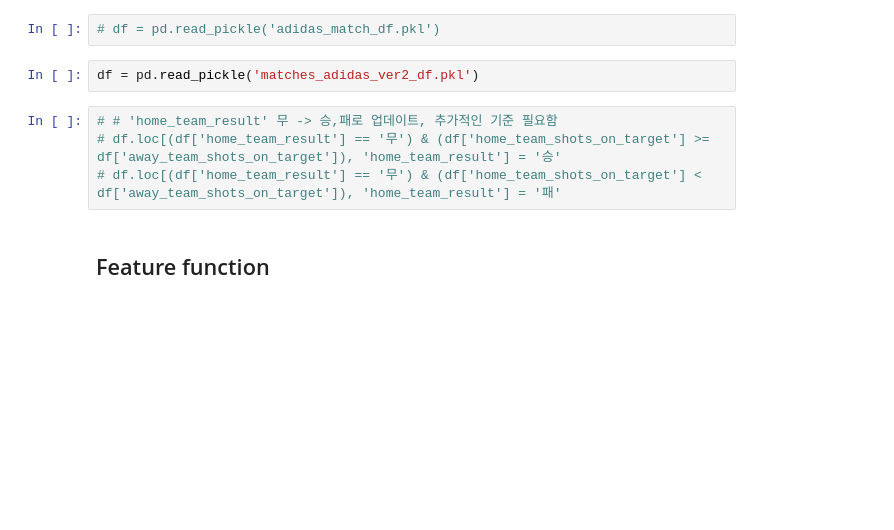
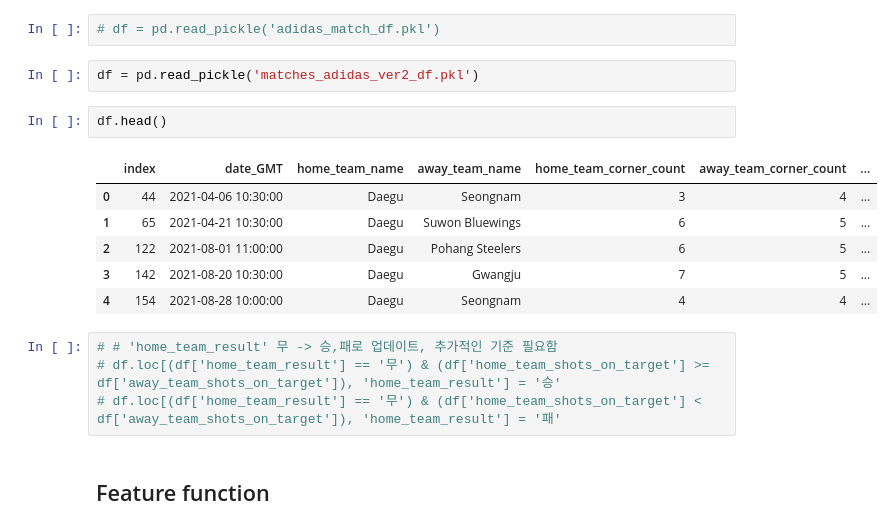
Before and after one commit to Jacob-9909/K_league_soccer_AI, a Jupyter notebook: K리그 승률예측/k리그 데이터/[우혁]matches데이터/k_league_cls.ipynb, the cells around one changed output. Cells and saved outputs as stored; diff of their text form; blank space fills up the shorter version.

```diff
--- a/K리그 승률예측/k리그 데이터/[우혁]matches데이터/k_league_cls.ipynb
+++ b/K리그 승률예측/k리그 데이터/[우혁]matches데이터/k_league_cls.ipynb
@@ -90,6 +94,15 @@ pd.set_option('display.max_columns', None)
 # df = pd.read_pickle('adidas_match_df.pkl')
 # %%
 df = pd.read_pickle('matches_adidas_ver2_df.pkl')
+# %%
+df.head()
+# %% [output]
+|  | index | date_GMT | home_team_name | away_team_name | home_team_corner_count | away_team_corner_count | ... |
+| 0 | 44 | 2021-04-06 10:30:00 | Daegu | Seongnam | 3 | 4 | ... |
+| 1 | 65 | 2021-04-21 10:30:00 | Daegu | Suwon Bluewings | 6 | 5 | ... |
+| 2 | 122 | 2021-08-01 11:00:00 | Daegu | Pohang Steelers | 6 | 5 | ... |
+| 3 | 142 | 2021-08-20 10:30:00 | Daegu | Gwangju | 7 | 5 | ... |
+| 4 | 154 | 2021-08-28 10:00:00 | Daegu | Seongnam | 4 | 4 | ... |
 # %%
 # # 'home_team_result' 무 -> 승,패로 업데이트, 추가적인 기준 필요함
 # df.loc[(df['home_team_result'] == '무') & (df['home_team_shots_on_target'] >= df['away_team_shots_on_target']), 'home_team_result'] = '승'
```
Also changed, not shown: parts of 5 cells of this notebook.
